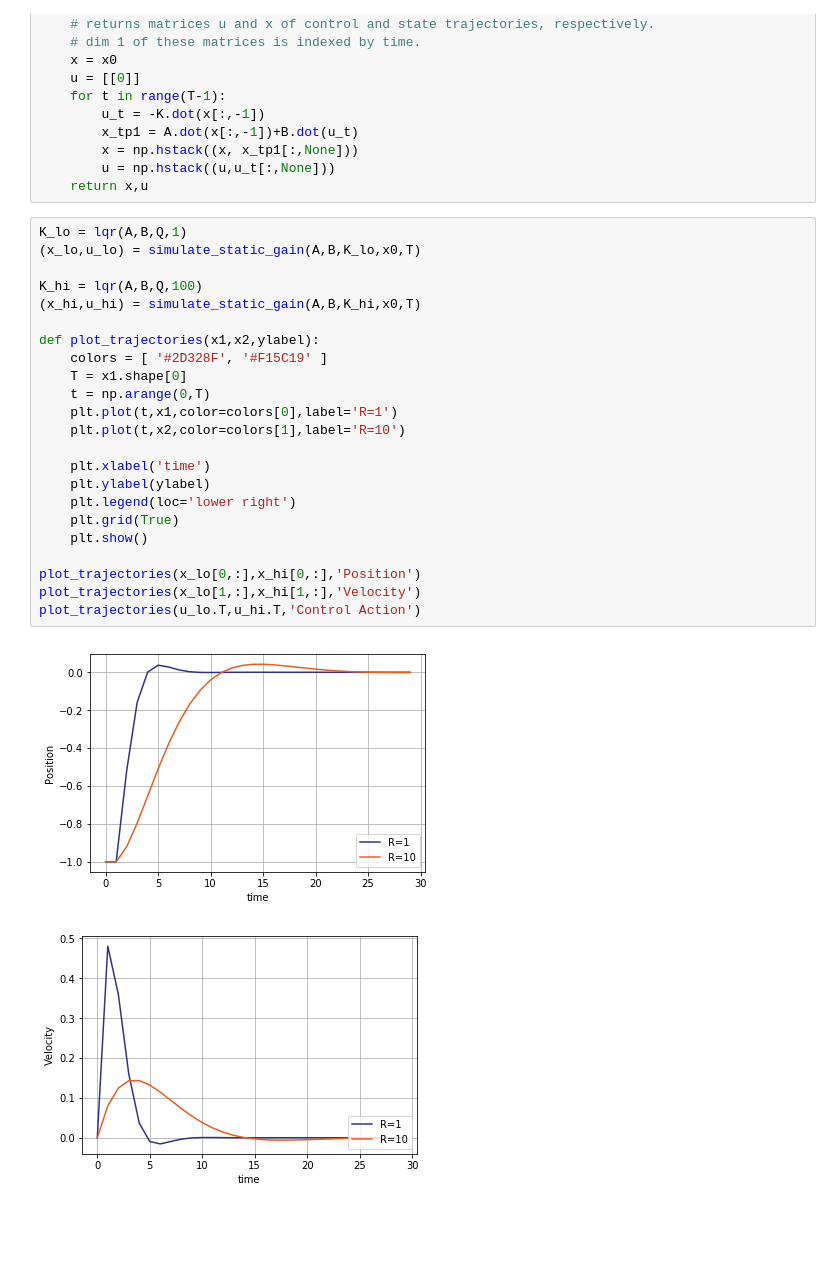
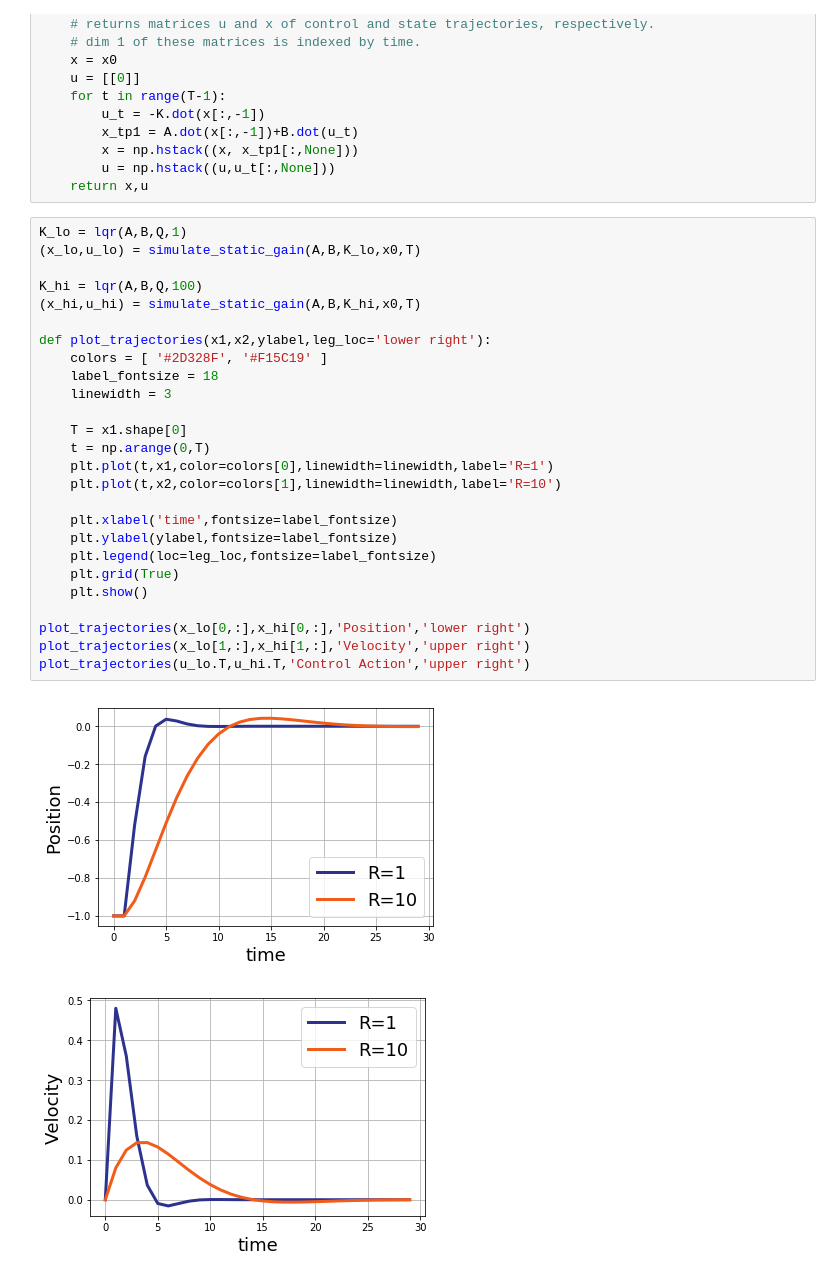
Before and after one commit to benjamin-recht/benjamin-recht.github.io, a Jupyter notebook: code/little_LQR_demo.ipynb, the cells around one changed output. Drawn from its saved outputs; the diff is of its cells as text; blank space fills up the shorter version.

```diff
--- a/code/little_LQR_demo.ipynb
+++ b/code/little_LQR_demo.ipynb
@@ -47,26 +47,29 @@ def simulate_static_gain(A,B,K,x0,T):
 # %%
 K_lo = lqr(A,B,Q,1)
 (x_lo,u_lo) = simulate_static_gain(A,B,K_lo,x0,T)
 
 K_hi = lqr(A,B,Q,100)
 (x_hi,u_hi) = simulate_static_gain(A,B,K_hi,x0,T)
 
-def plot_trajectories(x1,x2,ylabel):
+def plot_trajectories(x1,x2,ylabel,leg_loc='lower right'):
     colors = [ '#2D328F', '#F15C19' ]
+    label_fontsize = 18
+    linewidth = 3
+
     T = x1.shape[0]
     t = np.arange(0,T)
-    plt.plot(t,x1,color=colors[0],label='R=1')
-    plt.plot(t,x2,color=colors[1],label='R=10')
+    plt.plot(t,x1,color=colors[0],linewidth=linewidth,label='R=1')
+    plt.plot(t,x2,color=colors[1],linewidth=linewidth,label='R=10')
 
-    plt.xlabel('time')
-    plt.ylabel(ylabel)
-    plt.legend(loc='lower right')
+    plt.xlabel('time',fontsize=label_fontsize)
+    plt.ylabel(ylabel,fontsize=label_fontsize)
+    plt.legend(loc=leg_loc,fontsize=label_fontsize)
     plt.grid(True)
     plt.show()
 
-plot_trajectories(x_lo[0,:],x_hi[0,:],'Position')
-plot_trajectories(x_lo[1,:],x_hi[1,:],'Velocity')
-plot_trajectories(u_lo.T,u_hi.T,'Control Action')
+plot_trajectories(x_lo[0,:],x_hi[0,:],'Position','lower right')
+plot_trajectories(x_lo[1,:],x_hi[1,:],'Velocity','upper right')
+plot_trajectories(u_lo.T,u_hi.T,'Control Action','upper right')
 # %% [output]
-[figure, old version]
+[figure, new version]
-[figure, old version]
+[figure, new version]
```
Also changed, not shown: parts of 1 cell of this notebook, 2 other files.
